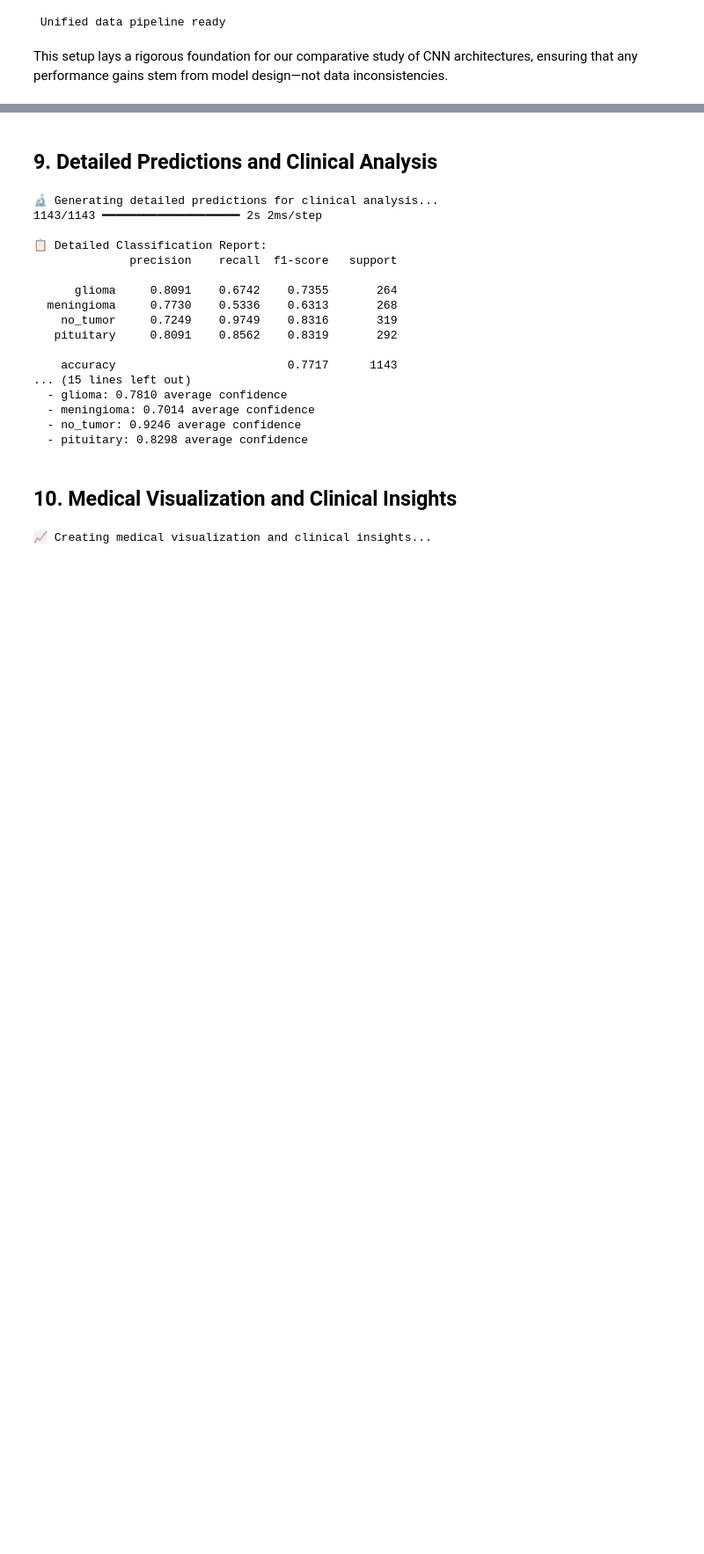
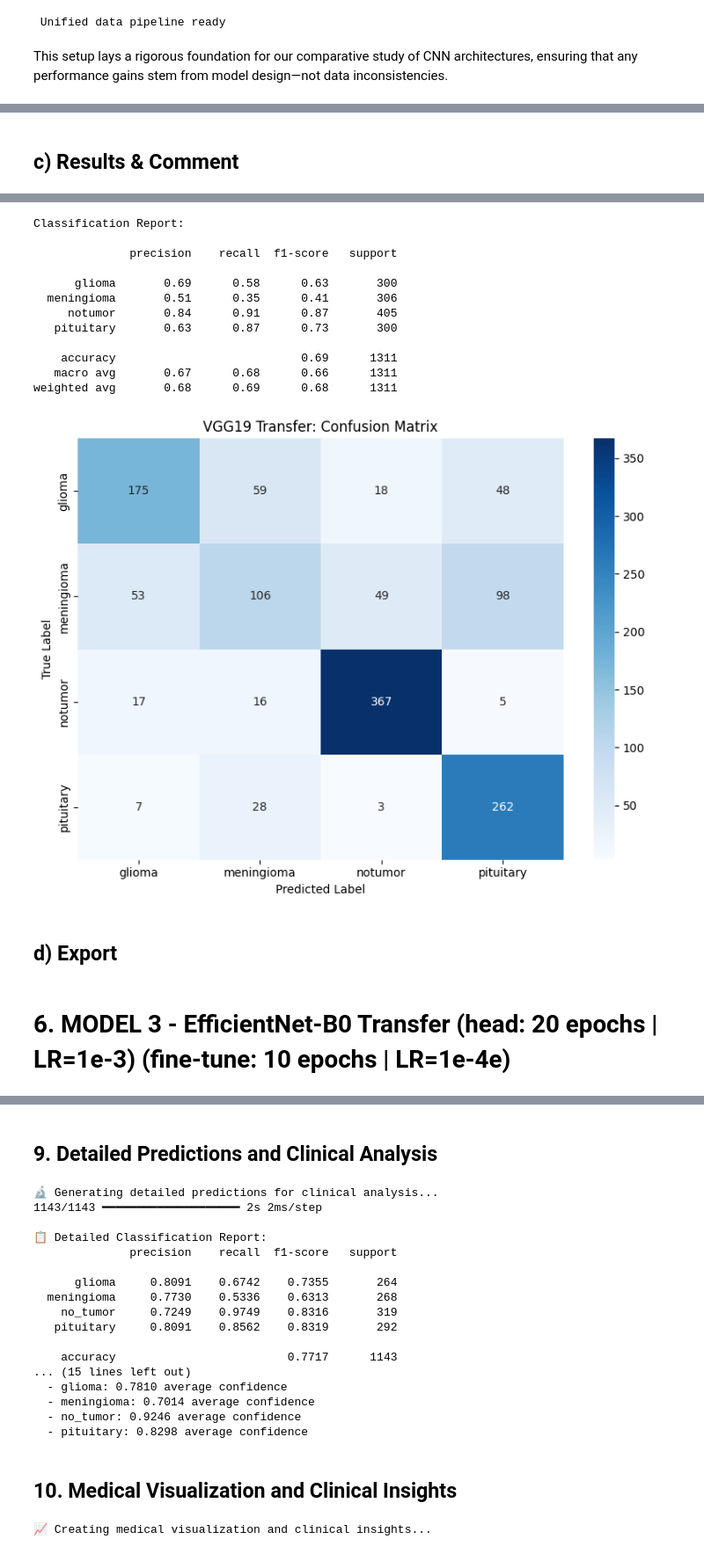
Before and after one commit to asm-bse/dl_applications, a Jupyter notebook: main.ipynb, the cells around one changed output, grey strips where cells are left out. Shown at 88% size. Saved outputs shown, nothing was run; the diff lists cells and outputs as text; code cells hidden in the pictures; blank space fills up the shorter version.

```diff
--- a/main.ipynb
+++ b/main.ipynb
@@ -361,0 +697,27 @@ This setup lays a rigorous foundation for our comparative study of CNN architect
+# %% [markdown]
+## c) Results & Comment
+# %%
+# Collect ground-truth and predictions
+y_true = np.concatenate([y.numpy() for _, y in test_vgg], axis=0)
+y_true = np.argmax(y_true, axis=1)
+
+y_probs = model_vgg.predict(test_vgg, verbose=0)
+y_pred  = np.argmax(y_probs, axis=1)
+
+# Compute confusion matrix
+cm = confusion_matrix(y_true, y_pred)
+
+# Print detailed report
+print("Classification Report:\n")
+print(classification_report(y_true, y_pred, target_names=classes))
+
+# Plot heatmap
+plt.figure(figsize=(8, 6))
+sns.heatmap(cm, annot=True, fmt='d', cmap='Blues',
+            xticklabels=classes, yticklabels=classes)
+plt.title('VGG19 Transfer: Confusion Matrix')
+plt.xlabel('Predicted Label')
+plt.ylabel('True Label')
+plt.tight_layout()
+plt.show()
+# %% [output]
@@ -361,0 +725,15 @@ This setup lays a rigorous foundation for our comparative study of CNN architect
+Classification Report:
+
+              precision    recall  f1-score   support
+
+      glioma       0.69      0.58      0.63       300
+  meningioma       0.51      0.35      0.41       306
+     notumor       0.84      0.91      0.87       405
+   pituitary       0.63      0.87      0.73       300
+
+    accuracy                           0.69      1311
+   macro avg       0.67      0.68      0.66      1311
+weighted avg       0.68      0.69      0.68      1311
+[figure, added]
+# %% [markdown]
+## d) Export
@@ -361,0 +764,2 @@ This setup lays a rigorous foundation for our comparative study of CNN architect
+# %% [markdown]
+# 6. MODEL 3 - EfficientNet-B0 Transfer (head: 20 epochs | LR=1e-3) (fine-tune: 10 epochs | LR=1e-4e)
```
Also changed, not shown: parts of 43 cells of this notebook, 1 other file.
